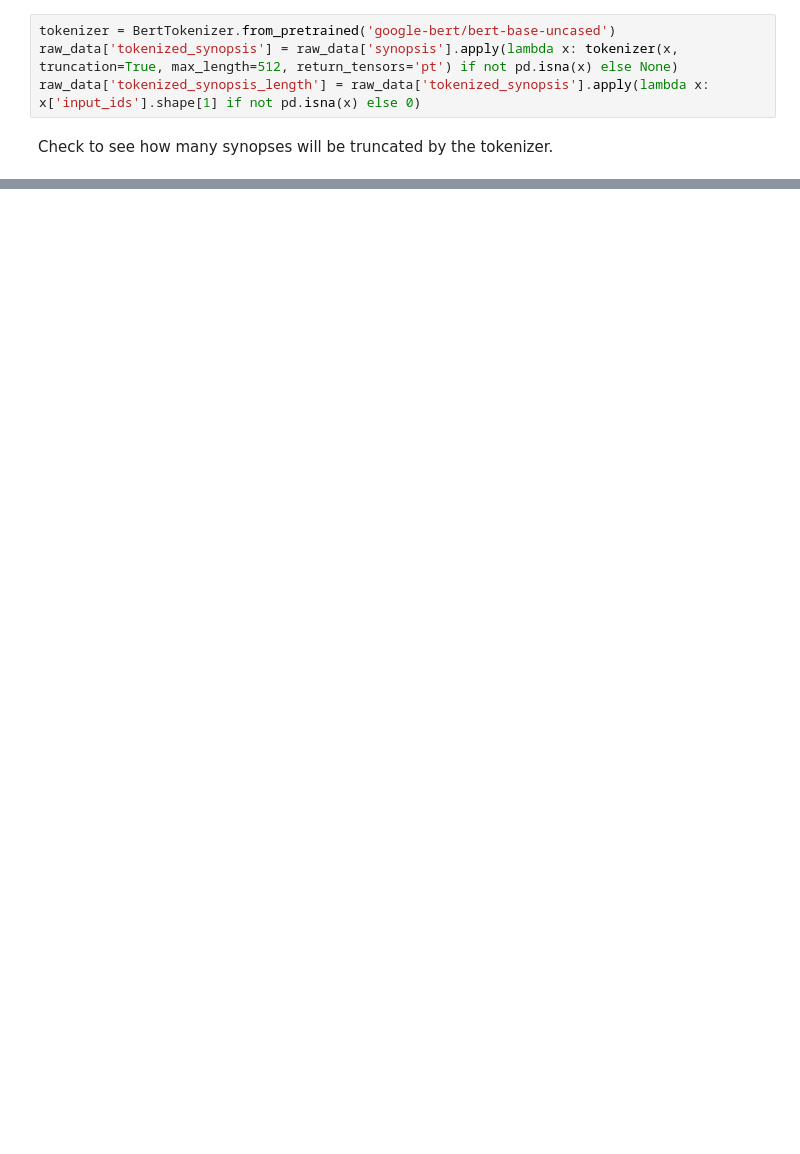
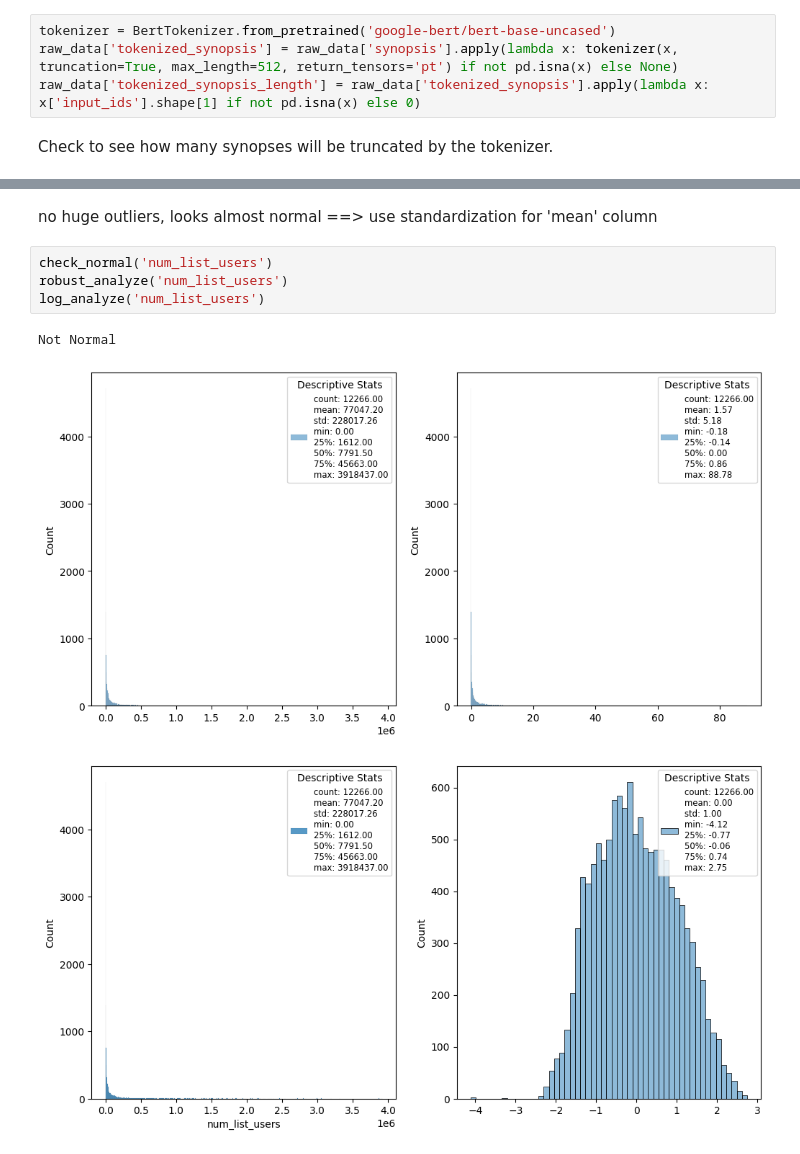
Before and after one commit to oliverharcourt/anime-recommender, a Jupyter notebook: notebooks/analysis/data_analysis.ipynb, the cells around one changed output, grey strips where cells are left out. Drawn from its saved outputs; the diff is of its cells as text; blank space fills up the shorter version.

```diff
--- a/notebooks/analysis/data_analysis.ipynb
+++ b/notebooks/analysis/data_analysis.ipynb
@@ -78,0 +157,10 @@ raw_data[raw_data['nsfw'] == 'gray']
+# %% [markdown]
+no huge outliers, looks almost normal ==> use standardization for 'mean' column
+# %%
+check_normal('num_list_users')
+robust_analyze('num_list_users')
+log_analyze('num_list_users')
+# %% [output]
+Not Normal
+[figure, added]
+[figure, added]
```
Also changed, not shown: parts of 30 cells of this notebook.
